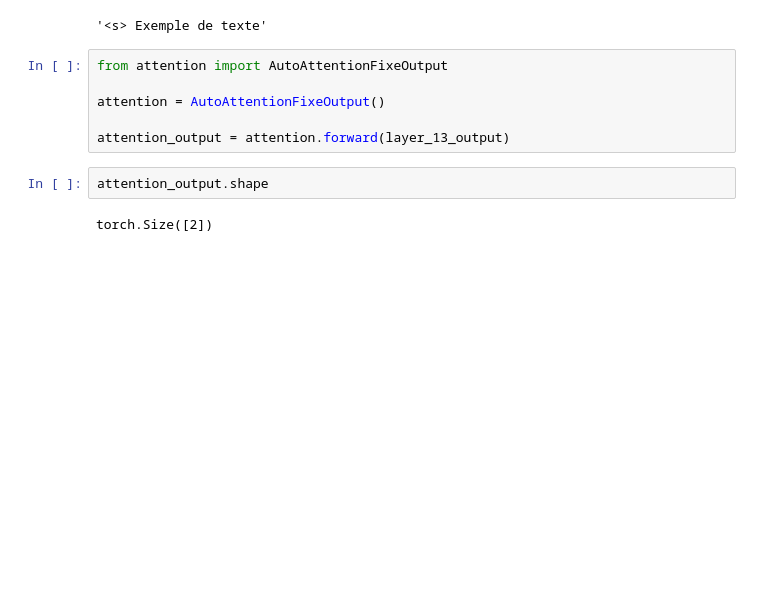
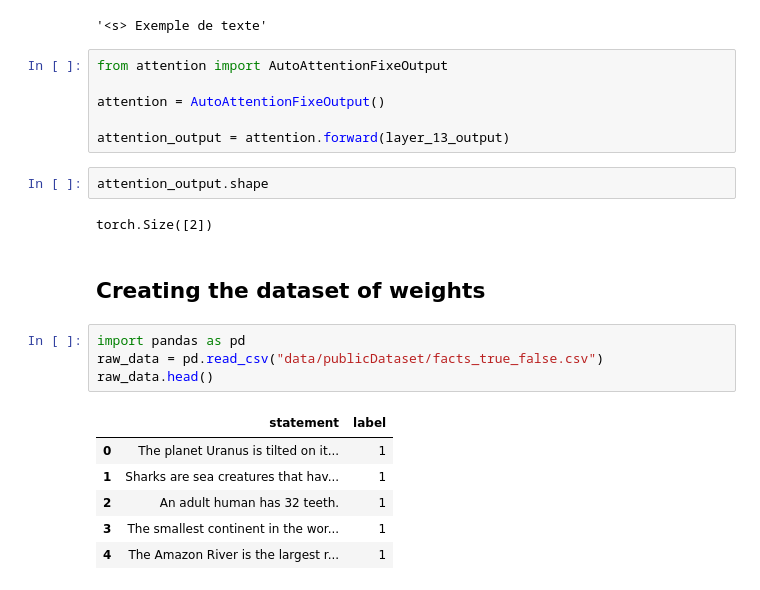
Before and after one commit to LouisCleriot/Latent-truth-detector, a Jupyter notebook: main.ipynb, the cells around one changed output. Drawn from its saved outputs; the diff is of its cells as text; blank space fills up the shorter version.

```diff
--- a/main.ipynb
+++ b/main.ipynb
@@ -81,3 +83,16 @@ attention_output = attention.forward(layer_13_output)
 attention_output.shape
 # %% [output]
 torch.Size([2])
+# %% [markdown]
+## Creating the dataset of weights
+# %%
+import pandas as pd
+raw_data = pd.read_csv("data/publicDataset/facts_true_false.csv")
+raw_data.head()
+# %% [output]
+|  | statement | label |
+| 0 | The planet Uranus is tilted on it... | 1 |
+| 1 | Sharks are sea creatures that hav... | 1 |
+| 2 | An adult human has 32 teeth. | 1 |
+| 3 | The smallest continent in the wor... | 1 |
+| 4 | The Amazon River is the largest r... | 1 |
```
Also changed, not shown: parts of 10 cells of this notebook.
